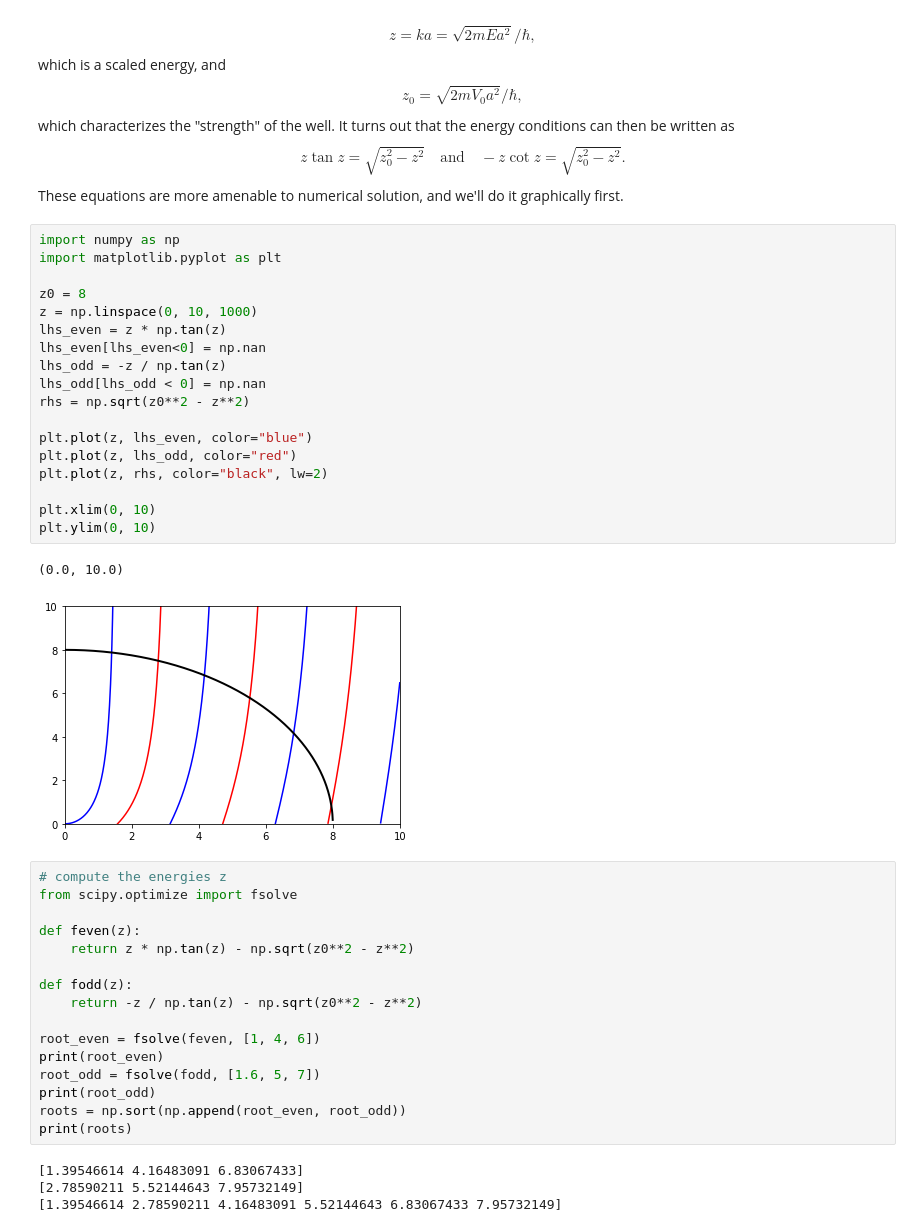
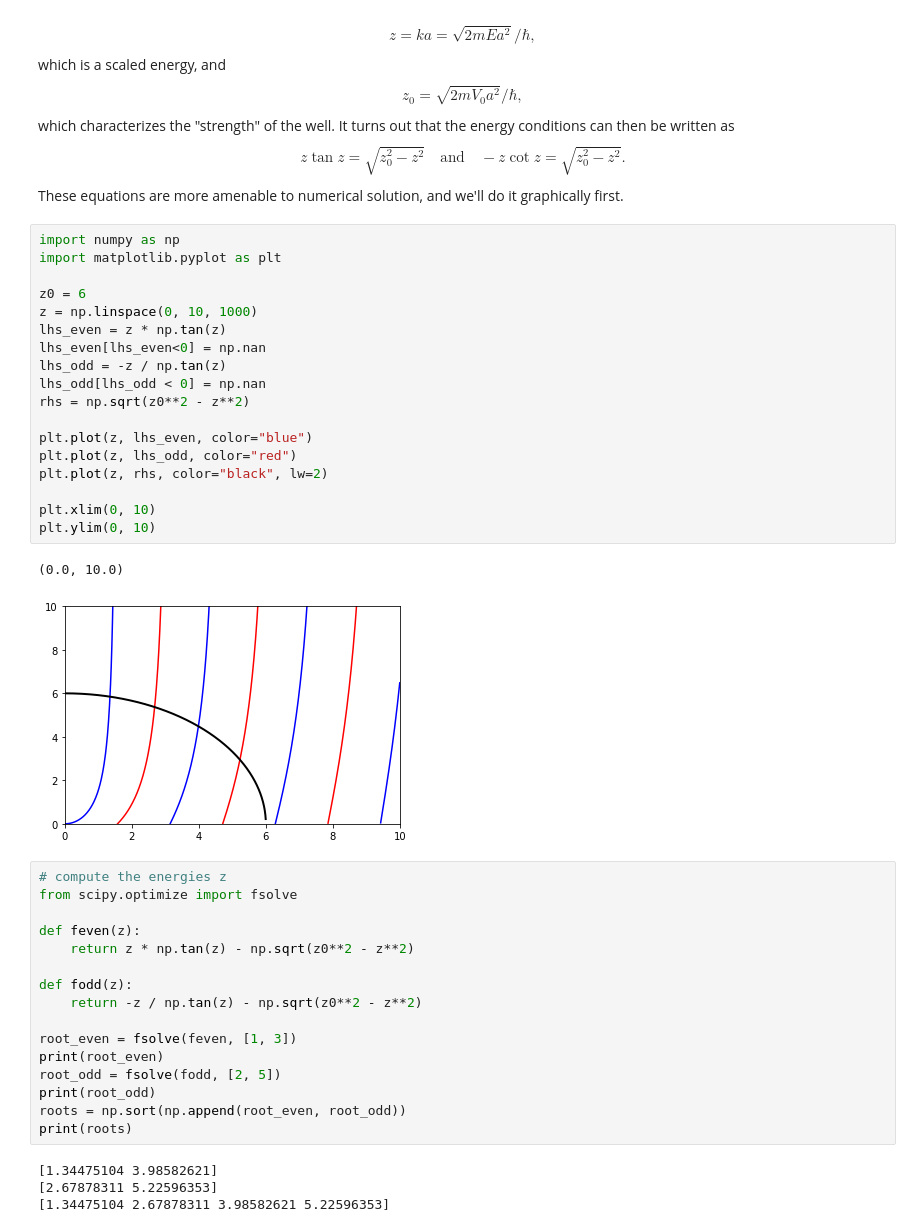
Before and after one commit to josephmacmillan/Teaching, a Jupyter notebook: The Finite Square Well.ipynb, the cells around one changed output. Cells and saved outputs as stored; diff of their text form.

```diff
--- a/The Finite Square Well.ipynb
+++ b/The Finite Square Well.ipynb
@@ -44,24 +44,24 @@ These equations are more amenable to numerical solution, and we'll do it graphic
 # %%
 import numpy as np
 import matplotlib.pyplot as plt
 
-z0 = 8
+z0 = 6
 z = np.linspace(0, 10, 1000)
 lhs_even = z * np.tan(z)
 lhs_even[lhs_even<0] = np.nan
 lhs_odd = -z / np.tan(z)
 lhs_odd[lhs_odd < 0] = np.nan
 rhs = np.sqrt(z0**2 - z**2)
 
 plt.plot(z, lhs_even, color="blue")
 plt.plot(z, lhs_odd, color="red")
 plt.plot(z, rhs, color="black", lw=2)
 
 plt.xlim(0, 10)
 plt.ylim(0, 10)
 # %% [output]
 (0.0, 10.0)
-[figure, old version]
+[figure, new version]
 # %%
 # compute the energies z
 from scipy.optimize import fsolve
@@ -72,16 +72,16 @@ def feven(z):
 def fodd(z):
     return -z / np.tan(z) - np.sqrt(z0**2 - z**2)
 
-root_even = fsolve(feven, [1, 4, 6])
+root_even = fsolve(feven, [1, 3])
 print(root_even)
-root_odd = fsolve(fodd, [1.6, 5, 7])
+root_odd = fsolve(fodd, [2, 5])
 print(root_odd)
 roots = np.sort(np.append(root_even, root_odd))
 print(roots)
 # %% [output]
-[1.39546614 4.16483091 6.83067433]
-[2.78590211 5.52144643 7.95732149]
-[1.39546614 2.78590211 4.16483091 5.52144643 6.83067433 7.95732149]
+[1.34475104 3.98582621]
+[2.67878311 5.22596353]
+[1.34475104 2.67878311 3.98582621 5.22596353]
 # %%
 # plot the wave functions
 # set a = hbar = m = 1
```
Also changed, not shown: parts of 1 cell of this notebook.
